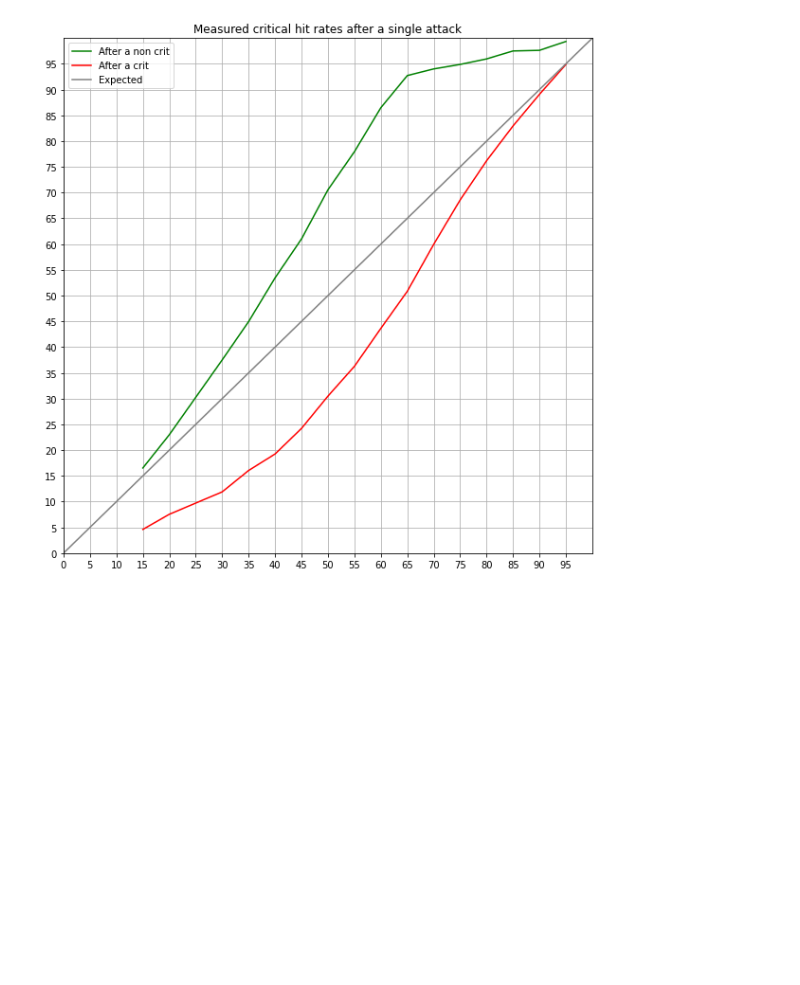
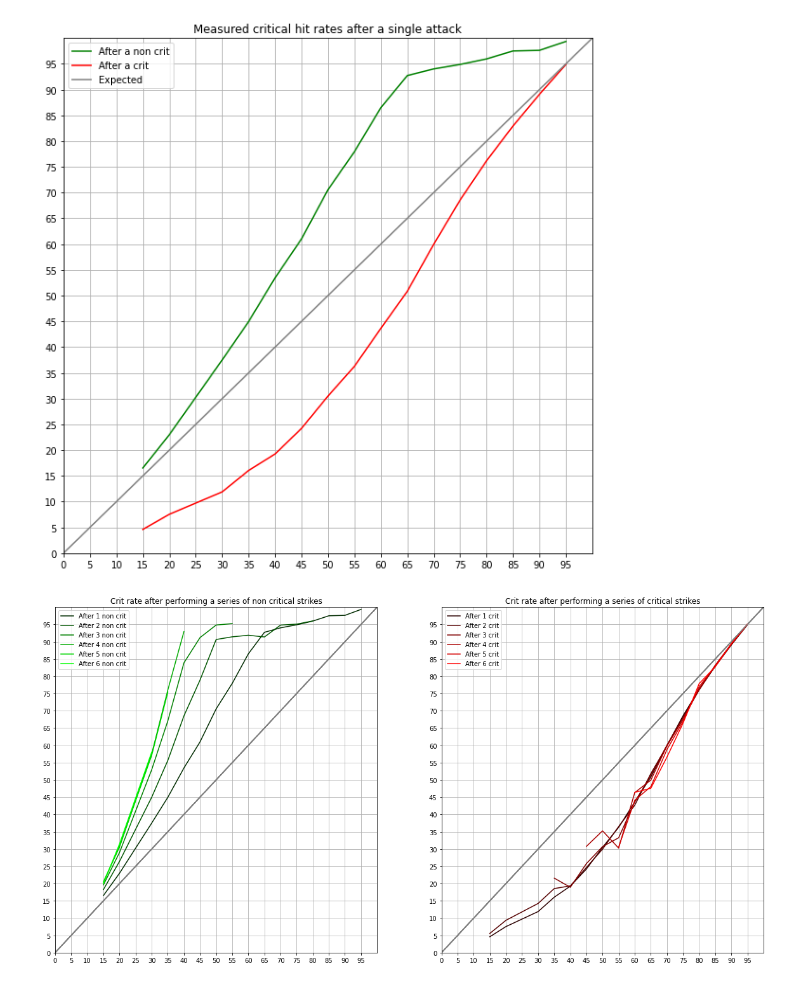
Before and after one commit to NoSocAlgroc/League-crit-randomness, a Jupyter notebook: analysis.ipynb, the cells around one changed output. Cells and saved outputs as stored; diff of their text form; code cells hidden in the pictures; blank space fills up the shorter version.

Commit message:
Crit history effect on chance graphs

```diff
--- a/analysis.ipynb
+++ b/analysis.ipynb
@@ -71,13 +71,18 @@ with open('./data/critSeq.json','r') as fp:
     critStrings={int(k):v for k,v in critStrings.items()}
 # %%
 #Utility function to compute probability to obtain a crit sequence after an initial crit sequence
-def critChance(string,seq,result='1'):
+from numpy import NaN
+
+
+def critChance(string,seq,result='1',minSamples=1):
     seqCount=len(re.findall(seq,string,overlapped=True))
     resCount=len(re.findall(seq+result,string,overlapped=True))
+    if seqCount<=minSamples:
+        return NaN
     return resCount/seqCount*100
 
 
-def critChanceSet(strSet,seq,result='1'):
-    return {k:critChance(v,seq,result) for k,v in strSet.items()}
+def critChanceSet(strSet,seq,result='1',minSamples=1):
+    return {k:critChance(v,seq,result,minSamples) for k,v in strSet.items()}
 # %%
 #Plot nominal crit rates vs real rates after a non crit and a crit
@@ -102,3 +102,27 @@ plt.title("Measured critical hit rates after a single attack")
 plt.legend();
 # %% [output]
 [figure]
+# %%
+#Check if the length of the streak has an effect
+
+
+depth=6
+fig,axis=plt.subplots(1,2,figsize=(20,10))
+
+for i in range(depth):
+
+    for j in range(2):
+        rates=critChanceSet(critStrings,str(j)*(i+1),minSamples=50)
+        axis[j].grid(True,'both')
+        axis[j].plot(rates.keys(),rates.values(),color=((j==1)*(i+1)/depth,(j==0)*(i+1)/depth,0),label="After "+str(i+1)+(" non" if j==0 else "")+" crit")
+        axis[j].plot([0,100],[0,100], color='grey')
+        axis[j].set_xticks(range(0,100,5))
+        axis[j].set_yticks(range(0,100,5))
+        axis[j].set_xlim(0,100)
+        axis[j].set_ylim(0,100)
+        axis[j].legend()
+
+axis[0].set_title("Crit rate after performing a series of non critical strikes")
+axis[1].set_title("Crit rate after performing a series of critical strikes");
+# %% [output]
+[figure, added]
```
Also changed, not shown: parts of 2 cells of this notebook.
